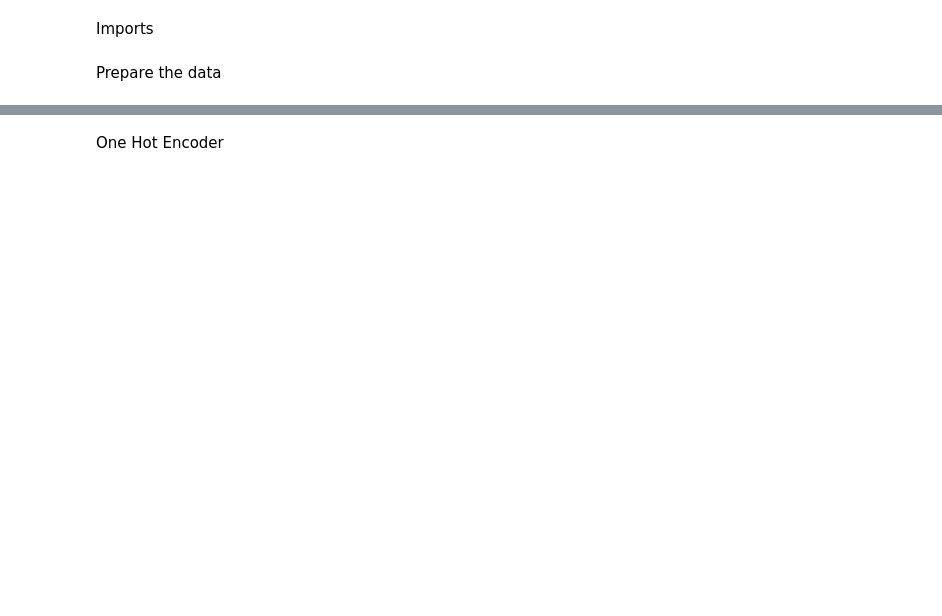
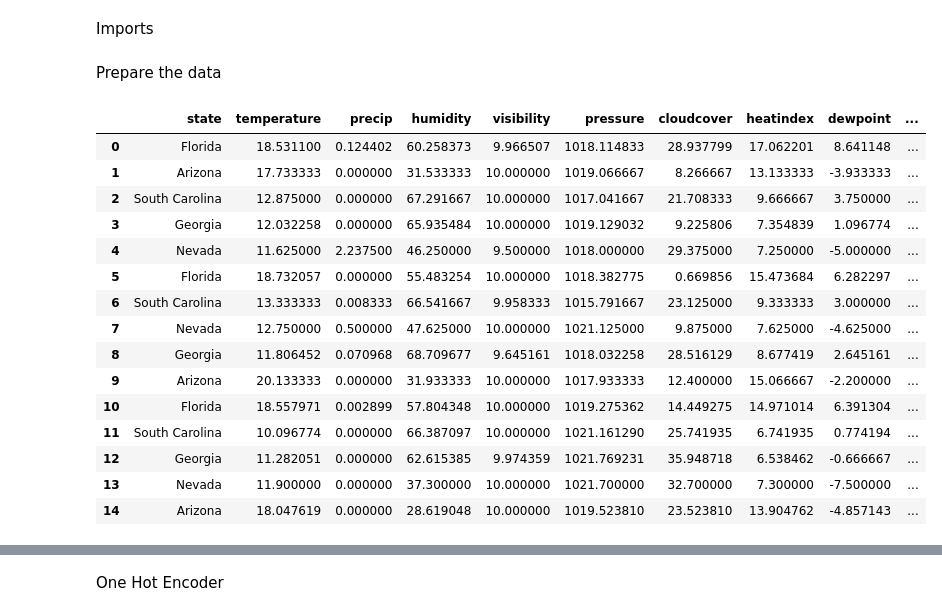
Before and after one commit to lindseyhardouin/Weather_Affects_using_Machine_Learning, a Jupyter notebook: Neural_networks.ipynb, the cells around one changed output, grey strips where cells are left out. Saved outputs shown, nothing was run; the diff lists cells and outputs as text; code cells hidden in the pictures; blank space fills up the shorter version.

Commit message:
run data through neural network model

```diff
--- a/Neural_networks.ipynb
+++ b/Neural_networks.ipynb
@@ -15,12 +15,29 @@ Prepare the data
 # %%
 # Read the weather and pricing csvs and join dataframes
 
-df = pd.read_csv("##.csv")
+df = pd.read_csv("data/neural_network_df.csv")
 
 
 # Review
 
-df.head()
+df.head(15)
+# %% [output]
+|  | state | temperature | precip | humidity | visibility | pressure | cloudcover | heatindex | dewpoint | ... |
+| 0 | Florida | 18.531100 | 0.124402 | 60.258373 | 9.966507 | 1018.114833 | 28.937799 | 17.062201 | 8.641148 | ... |
+| 1 | Arizona | 17.733333 | 0.000000 | 31.533333 | 10.000000 | 1019.066667 | 8.266667 | 13.133333 | -3.933333 | ... |
+| 2 | South Carolina | 12.875000 | 0.000000 | 67.291667 | 10.000000 | 1017.041667 | 21.708333 | 9.666667 | 3.750000 | ... |
+| 3 | Georgia | 12.032258 | 0.000000 | 65.935484 | 10.000000 | 1019.129032 | 9.225806 | 7.354839 | 1.096774 | ... |
+| 4 | Nevada | 11.625000 | 2.237500 | 46.250000 | 9.500000 | 1018.000000 | 29.375000 | 7.250000 | -5.000000 | ... |
+| 5 | Florida | 18.732057 | 0.000000 | 55.483254 | 10.000000 | 1018.382775 | 0.669856 | 15.473684 | 6.282297 | ... |
+| 6 | South Carolina | 13.333333 | 0.008333 | 66.541667 | 9.958333 | 1015.791667 | 23.125000 | 9.333333 | 3.000000 | ... |
+| 7 | Nevada | 12.750000 | 0.500000 | 47.625000 | 10.000000 | 1021.125000 | 9.875000 | 7.625000 | -4.625000 | ... |
+| 8 | Georgia | 11.806452 | 0.070968 | 68.709677 | 9.645161 | 1018.032258 | 28.516129 | 8.677419 | 2.645161 | ... |
+| 9 | Arizona | 20.133333 | 0.000000 | 31.933333 | 10.000000 | 1017.933333 | 12.400000 | 15.066667 | -2.200000 | ... |
+| 10 | Florida | 18.557971 | 0.002899 | 57.804348 | 10.000000 | 1019.275362 | 14.449275 | 14.971014 | 6.391304 | ... |
+| 11 | South Carolina | 10.096774 | 0.000000 | 66.387097 | 10.000000 | 1021.161290 | 25.741935 | 6.741935 | 0.774194 | ... |
+| 12 | Georgia | 11.282051 | 0.000000 | 62.615385 | 9.974359 | 1021.769231 | 35.948718 | 6.538462 | -0.666667 | ... |
+| 13 | Nevada | 11.900000 | 0.000000 | 37.300000 | 10.000000 | 1021.700000 | 32.700000 | 7.300000 | -7.500000 | ... |
+| 14 | Arizona | 18.047619 | 0.000000 | 28.619048 | 10.000000 | 1019.523810 | 23.523810 | 13.904762 | -4.857143 | ... |
 # %%
 # Drop the irrelevant columns from the df
 
```
Also changed, not shown: parts of 13 cells of this notebook, 2 other files.
